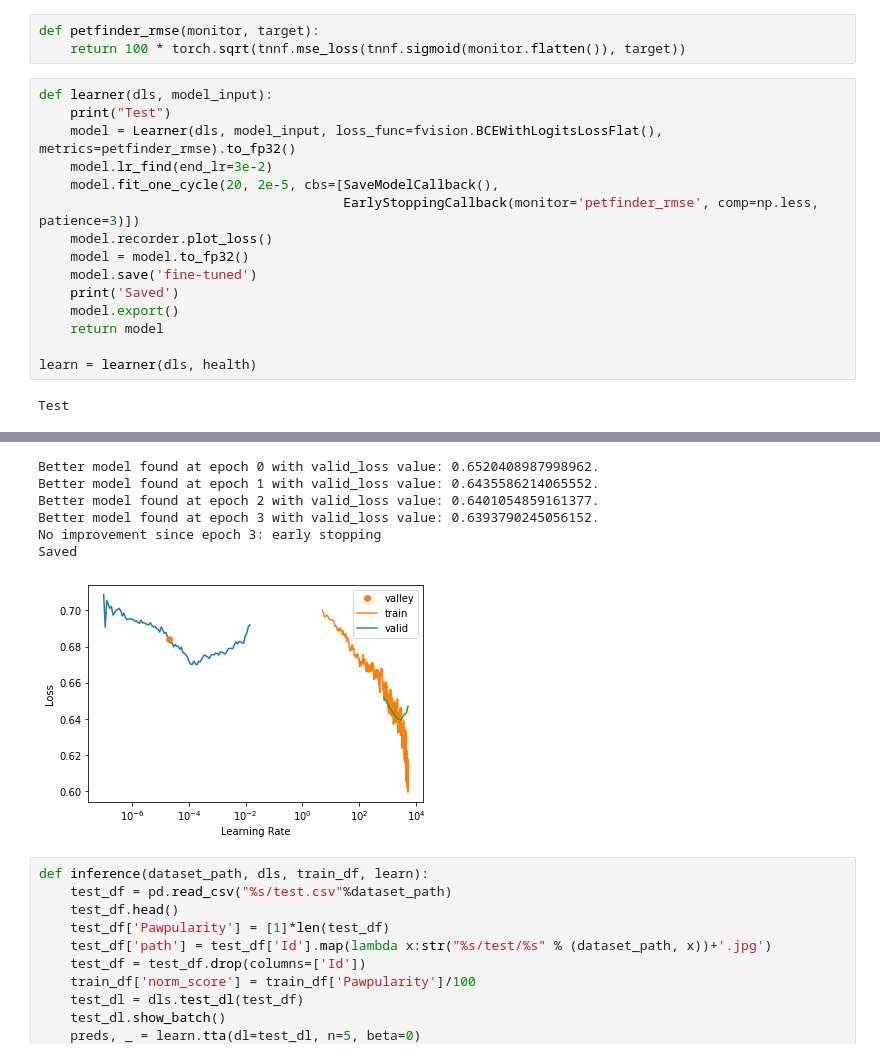
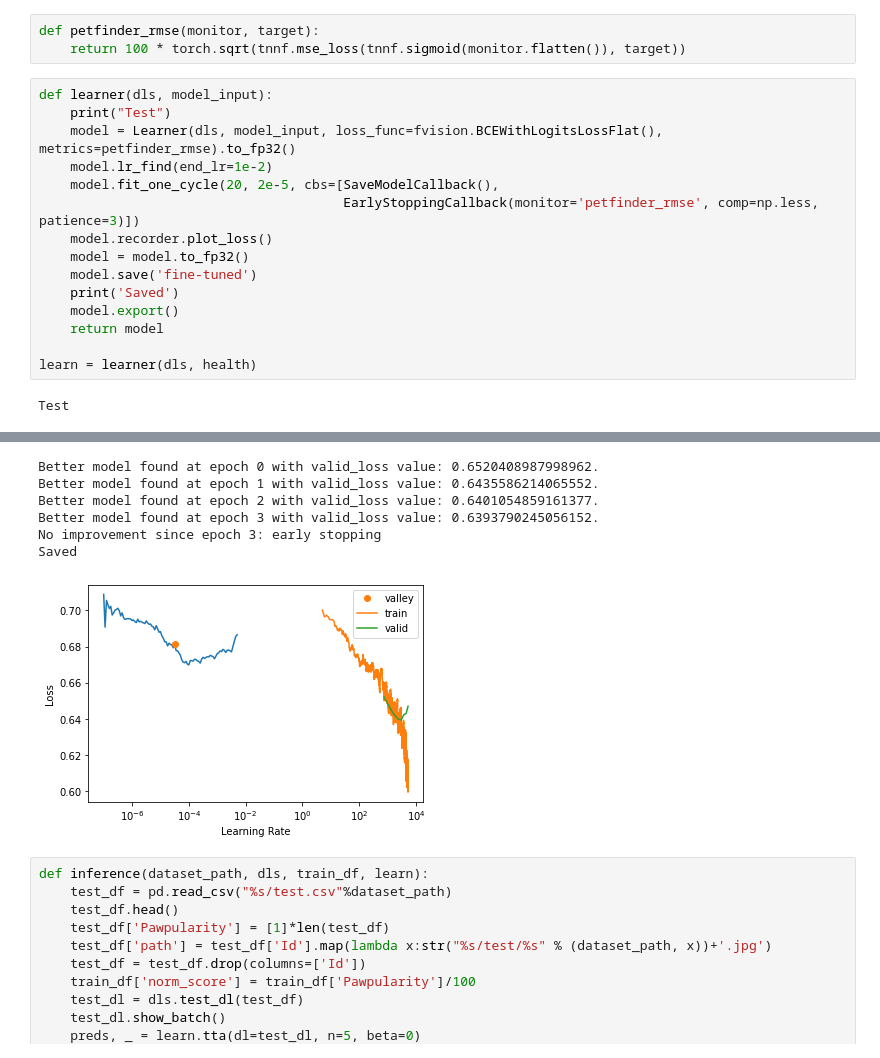
Before and after one commit to mfeigley12/petbuilders2, a Jupyter notebook: code.ipynb, the cells around one changed output, grey strips where cells are left out. Saved outputs shown, nothing was run; the diff lists cells and outputs as text.

```diff
--- a/code.ipynb
+++ b/code.ipynb
@@ -100,29 +96,29 @@ def petfinder_rmse(monitor, target):
 # %%
 def learner(dls, model_input):
     print("Test")
     model = Learner(dls, model_input, loss_func=fvision.BCEWithLogitsLossFlat(), metrics=petfinder_rmse).to_fp32()
-    model.lr_find(end_lr=3e-2)
+    model.lr_find(end_lr=1e-2)
     model.fit_one_cycle(20, 2e-5, cbs=[SaveModelCallback(),
                                        EarlyStoppingCallback(monitor='petfinder_rmse', comp=np.less, patience=3)])
     model.recorder.plot_loss()
     model = model.to_fp32()
     model.save('fine-tuned')
     print('Saved')
     model.export()
     return model
 
 learn = learner(dls, health)
 # %% [output]
 Test
 [interactive output not drawn]
 [interactive output not drawn]
 Better model found at epoch 0 with valid_loss value: 0.6520408987998962.
 Better model found at epoch 1 with valid_loss value: 0.6435586214065552.
 Better model found at epoch 2 with valid_loss value: 0.6401054859161377.
 Better model found at epoch 3 with valid_loss value: 0.6393790245056152.
 No improvement since epoch 3: early stopping
 Saved
-[figure, old version]
+[figure, new version]
 # %%
 def inference(dataset_path, dls, train_df, learn):
     test_df = pd.read_csv("%s/test.csv"%dataset_path)
```
Also changed, not shown: parts of 1 cell of this notebook.
